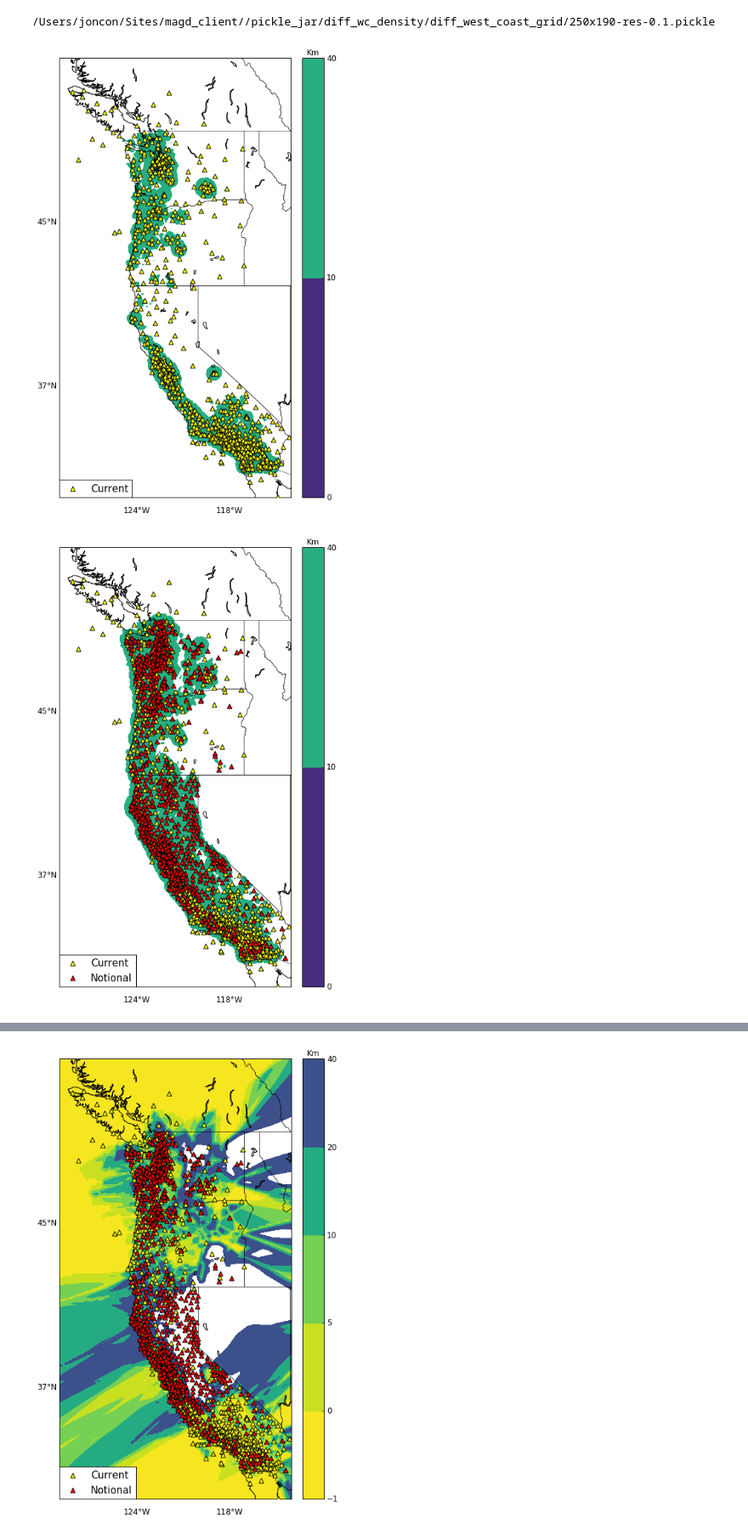
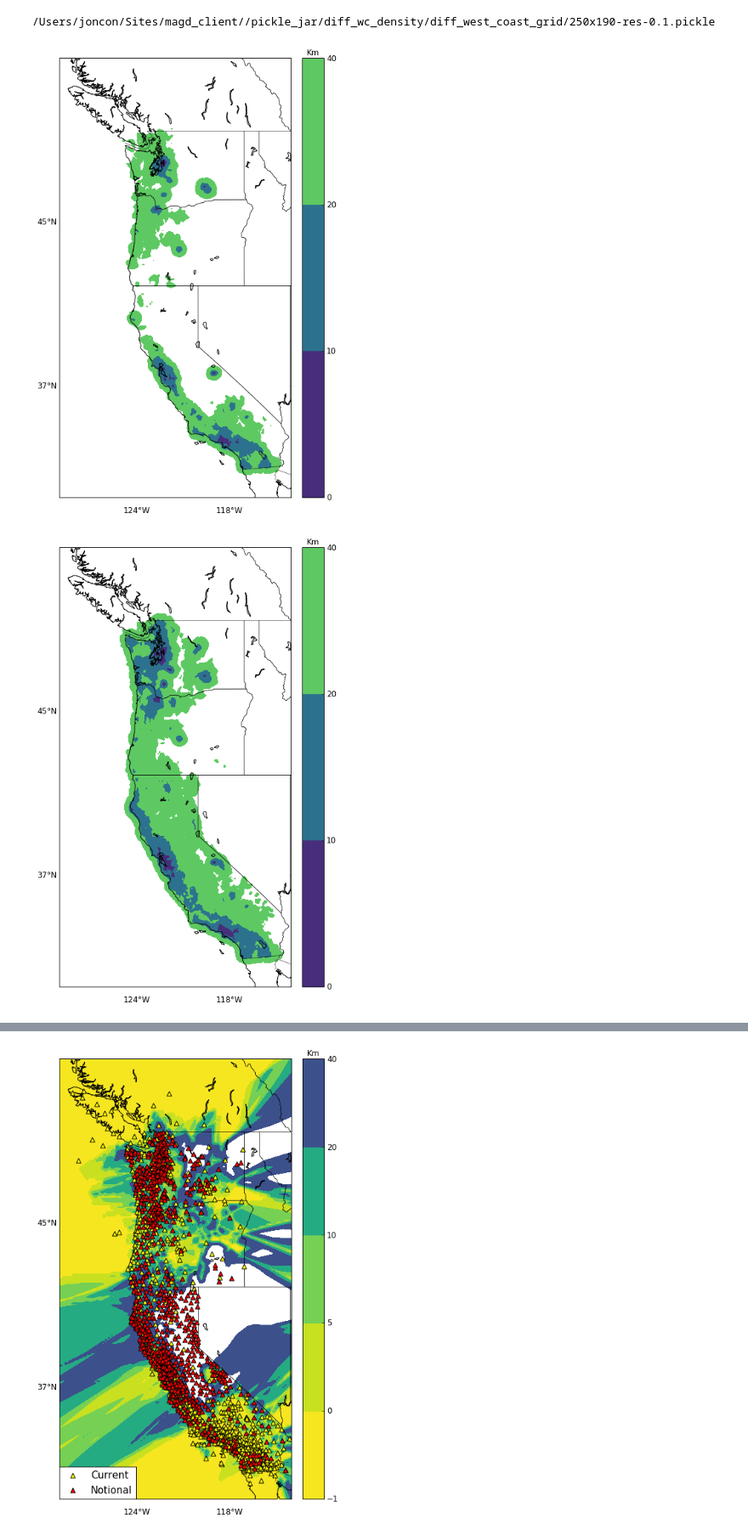
Before and after one commit to pnsn/magd_client, a Jupyter notebook: notebooks/2019_station_density_west_coast_eew.ipynb, the cells around one changed output, grey strips where cells are left out. Shown at 85% size. Cells and saved outputs as stored; diff of their text form; code cells hidden in the pictures.

```diff
--- a/notebooks/2019_station_density_west_coast_eew.ipynb
+++ b/notebooks/2019_station_density_west_coast_eew.ipynb
@@ -164,9 +163,8 @@ path = wc_current.get_path()
 %run -i scripts/plot_heatmap.py \
 --path=$path \
 --plotwidth=60 \
---plotstas=True \
 --color=viridis \
---levels=0,10,40 \
+--levels=0,10,20,40 \
 --legend_pad=0 \
 --colorbar_pad=0.005 \
 --colorbar_fraction=0.0289 \
@@ -176,25 +174,26 @@ path = wc_current.get_path()
 #--title1="EEW Station Density" \
 #--title2="All Current West Coast Stations" \
 #--title3="4th closet station 0.1 deg resolution" \
+#--plotstas=True \
 # %% [output]
-[figure, old version]
+[figure, new version]
 # %%
 path = wc_current_and_notional.get_path()
 %run -i scripts/plot_heatmap.py \
 --path=$path \
 --plotwidth=60 \
---plotstas=True \
 --color=viridis \
---levels=0,10,40 \
+--levels=0,10,20,40 \
 --legend_pad=0 \
 --colorbar_pad=0.005 \
 --colorbar_fraction=0.0289 \
 
 #clb = pm.plot().colorbar(cf, fraction=0.030, pad=0.01)
 #bbox = (0.0, -0.13)
 
 # --title1="EEW Station Density" \
 # --title2="All Current and Notional West Coast Stations" \
 # --title3="4th closet station 0.1 deg resolution" \
+#--plotstas=True \
 # %% [output]
-[figure, old version]
+[figure, new version]
```
Also changed, not shown: parts of 3 cells of this notebook, 4 other files.
